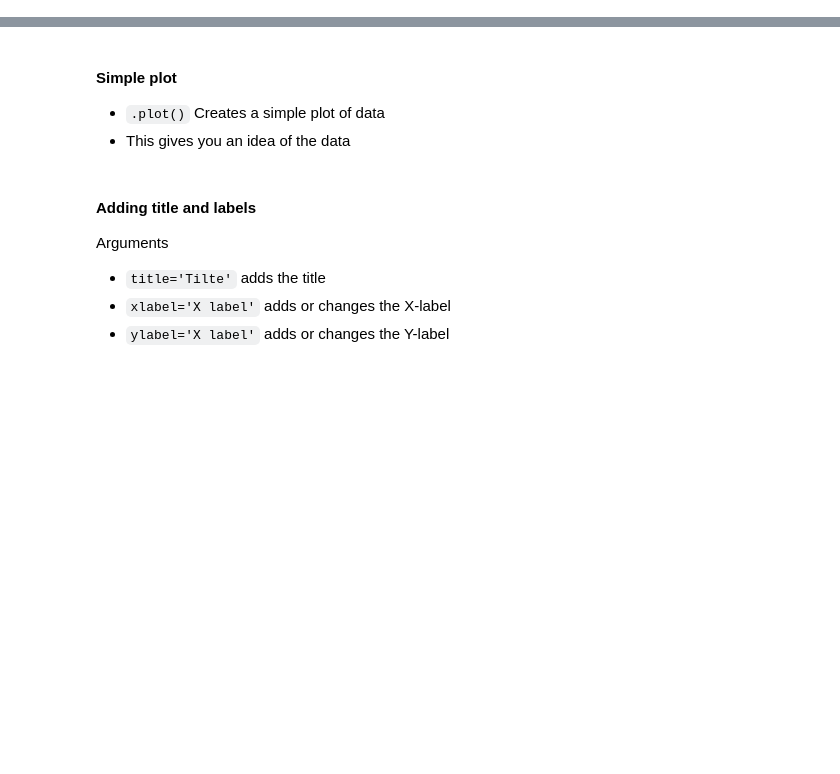
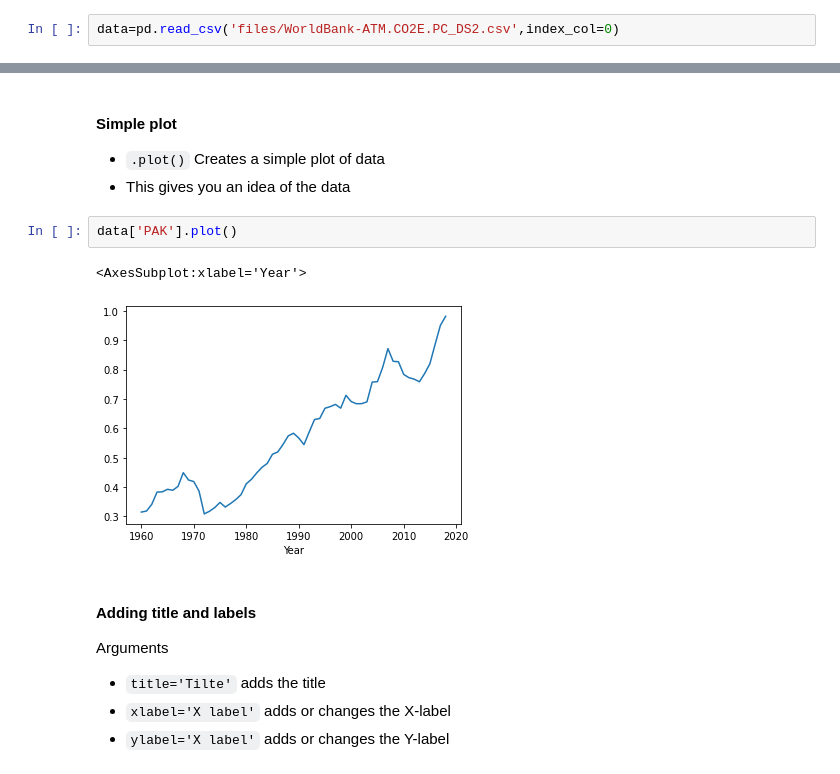
Before and after one commit to usmanjavaid227/DataScienceWithPython, a Jupyter notebook: jupyter/starter/01 - Lesson - Visualization.ipynb, the cells around one changed output, grey strips where cells are left out. Cells and saved outputs as stored; diff of their text form; blank space fills up the shorter version.

````diff
--- a/jupyter/starter/01 - Lesson - Visualization.ipynb
+++ b/jupyter/starter/01 - Lesson - Visualization.ipynb
@@ -87,3 +199,5 @@ The [World Bank](https://www.worldbank.org/en/home) is a great source of dataset
 - Adjust axis
 # %% [markdown]
 #### Read the data
+# %%
+data=pd.read_csv('files/WorldBank-ATM.CO2E.PC_DS2.csv',index_col=0)
@@ -91,6 +216,11 @@ The [World Bank](https://www.worldbank.org/en/home) is a great source of dataset
 #### Simple plot
 - ```.plot()``` Creates a simple plot of data
 - This gives you an idea of the data
+# %%
+data['PAK'].plot()
+# %% [output]
+<AxesSubplot:xlabel='Year'>
+[figure, added]
 # %% [markdown]
 #### Adding title and labels
 Arguments
````
Also changed, not shown: parts of 43 cells of this notebook.
